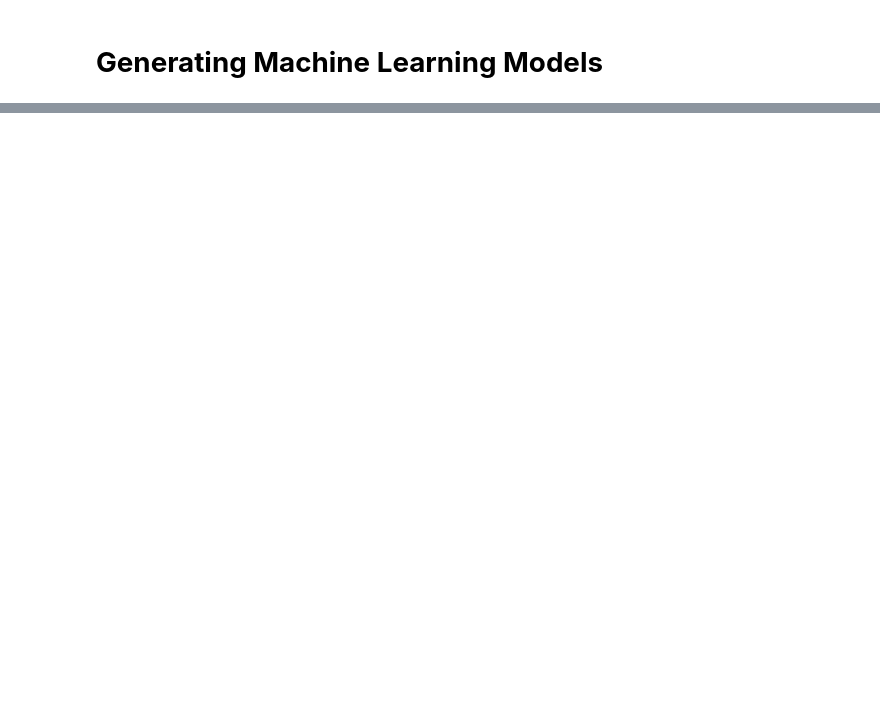
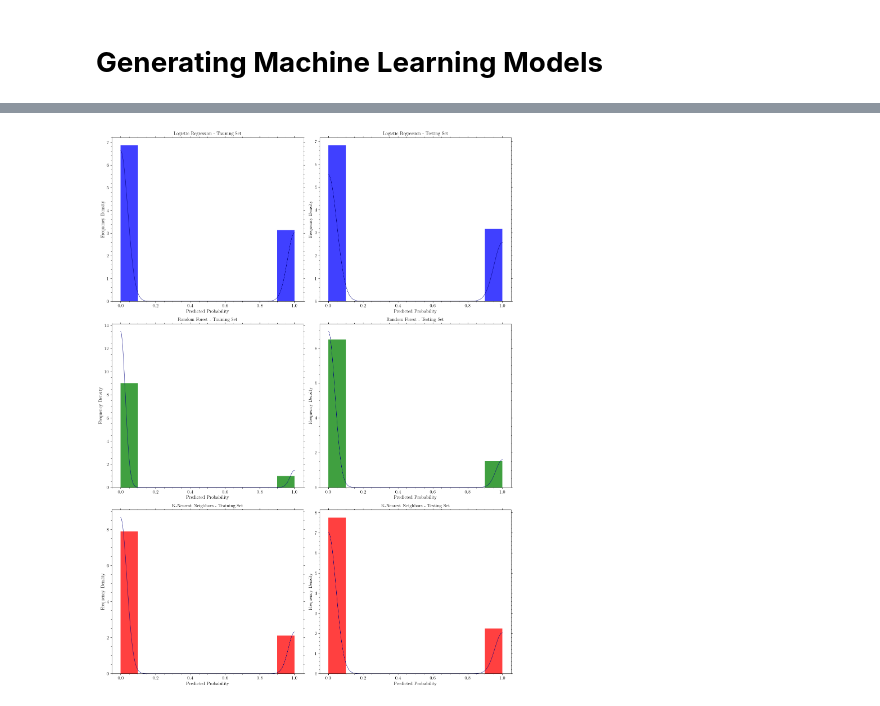
Before and after one commit to akhilnazim0/Data-Science-Project, a Jupyter notebook: Data_Science_Project_.ipynb, the cells around one changed output, grey strips where cells are left out. Saved outputs shown, nothing was run; the diff lists cells and outputs as text; code cells hidden in the pictures; blank space fills up the shorter version.

```diff
--- a/Data_Science_Project_.ipynb
+++ b/Data_Science_Project_.ipynb
@@ -433,8 +422,0 @@ weighted avg       0.88      0.78      0.82     76104
-# %%
-#model 4
-model_4 = MLPClassifier(max_iter=1000)  # Handle imbalance
-model_4.fit(X_resampled, y_resampled)
-y_pred = model_4.predict(X_test)
-
-print(classification_report(y_test, y_pred))
-print(confusion_matrix(y_test, y_pred))
@@ -452,0 +423,86 @@ weighted avg       0.90      0.73      0.78     76104
+# %%
+# Define models
+models = {
+    "Logistic Regression": LogisticRegression(),
+    "Random Forest": RandomForestClassifier(),
+    "K-Nearest Neighbors": KNeighborsClassifier(),
+}
+
+# Train models and collect predictions
+train_predictions = {}
+test_predictions = {}
+
+for model_name, model in models.items():
+    model.fit(X_resampled, y_resampled)
+    train_predictions[model_name] = model.predict(X_train)
+    test_predictions[model_name] = model.predict(X_test)
+total=3
+dpi = 200 # 200-300 as per guidelines
+# maxpix = 670  # max pixels of plot
+maxpix = 3200  # max pixels of plot
+width = maxpix / dpi  # max allowed with
+# Configuration for plots
+rcParams.update({'axes.labelsize': 'large', 'axes.titlesize': 'large',
+                 'xtick.labelsize': 'large', 'ytick.labelsize': 'large',
+                 'legend.fontsize': 'x-small', 'legend.frameon': False,
+                 'legend.facecolor': 'none', 'legend.handletextpad': 0.25,
+                 'font.serif': ['Computer Modern', 'Helvetica', 'Arial',
+                                'Tahoma', 'Lucida Grande', 'DejaVu Sans'],
+                 'font.family': 'serif', 'mathtext.fontset': 'cm', 'mathtext.default': 'regular',
+                 'figure.figsize': [15, 10], 'figure.dpi': 100,
+                 'text.color' : "black", 'axes.labelcolor' : "black", 'axes.facecolor': 'white',
+                 'xtick.color':'black', 'ytick.color':'black', 'figure.facecolor':'none',
+                 'lines.linewidth': .75, 'xtick.top': True, 'ytick.right': True,
+                 'xtick.minor.visible': True, 'ytick.minor.visible': True,
+                 'text.usetex': True})
+
+# Plotting histograms and KDEs for each model's predictions
+fig, axs = plt.subplots(nrows=3, ncols=2, figsize=(15, 20))
+fig.subplots_adjust(hspace=0.5, wspace=0.4)
+axs = axs.flatten()
+
+bins = np.arange(0, 1.1, 0.1)
+colors = ['blue', 'green', 'red', 'purple']
+model_names = list(models.keys())
+
+for i, model_name in enumerate(model_names):
+    train_pred = train_predictions[model_name]
+    test_pred = test_predictions[model_name]
+
+    # KDE for train predictions
+    kde_train = gaussian_kde(train_pred)
+    kde_test = gaussian_kde(test_pred)
+
+    xgrid = np.linspace(0, 1, 500)
+    kde_train_pdf = kde_train.evaluate(xgrid)
+    kde_test_pdf = kde_test.evaluate(xgrid)
+
+    # Plot histograms and KDEs
+    axs[i*2].hist(train_pred, bins, density=True, alpha=0.75, color=colors[i])
+    axs[i*2].plot(xgrid, kde_train_pdf, color='navy')
+    axs[i*2].set_title(f'{model_name} - Training Set')
+    axs[i*2].set_xlabel('Predicted Probability')
+    axs[i*2].set_ylabel('Frequency Density')
+
+    axs[i*2 + 1].hist(test_pred, bins, density=True, alpha=0.75, color=colors[i])
+    axs[i*2 + 1].plot(xgrid, kde_test_pdf, color='navy')
+    axs[i*2 + 1].set_title(f'{model_name} - Testing Set')
+    axs[i*2 + 1].set_xlabel('Predicted Probability')
+    axs[i*2 + 1].set_ylabel('Frequency Density')
+
+plt.tight_layout()
+plt.show()
+
+# Printing Classification Reports
+for model_name in model_names:
+    print(f"Classification Report for {model_name} on Training Data")
+    print(classification_report(y_train, train_predictions[model_name]))
+    print(confusion_matrix(y_train, train_predictions[model_name]))
+    print("\n")
+
+    print(f"Classification Report for {model_name} on Testing Data")
+    print(classification_report(y_test, test_predictions[model_name]))
+    print(confusion_matrix(y_test, test_predictions[model_name]))
+    print("\n")
+# %% [output]
+[figure, added]
```
Also changed, not shown: parts of 15 cells of this notebook.
